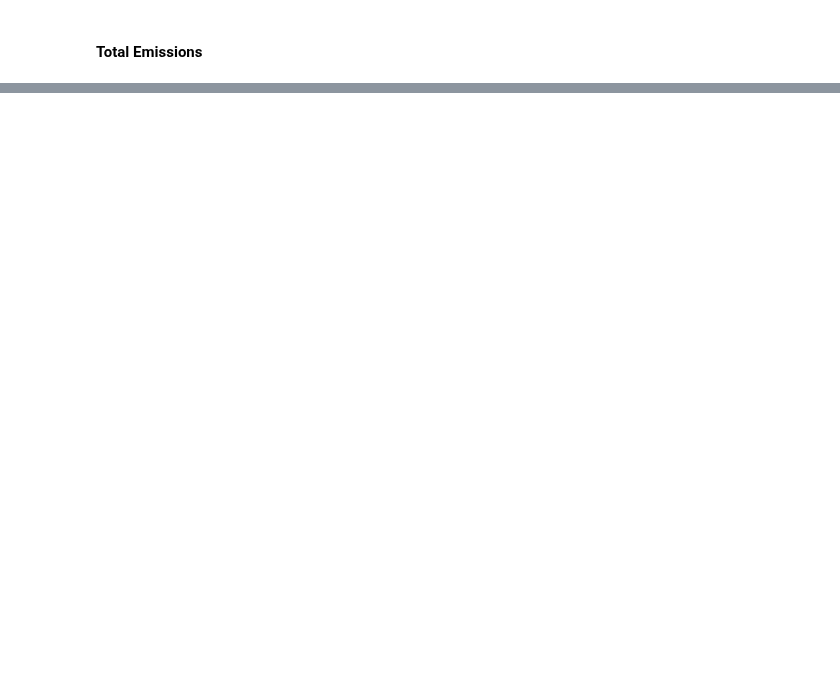
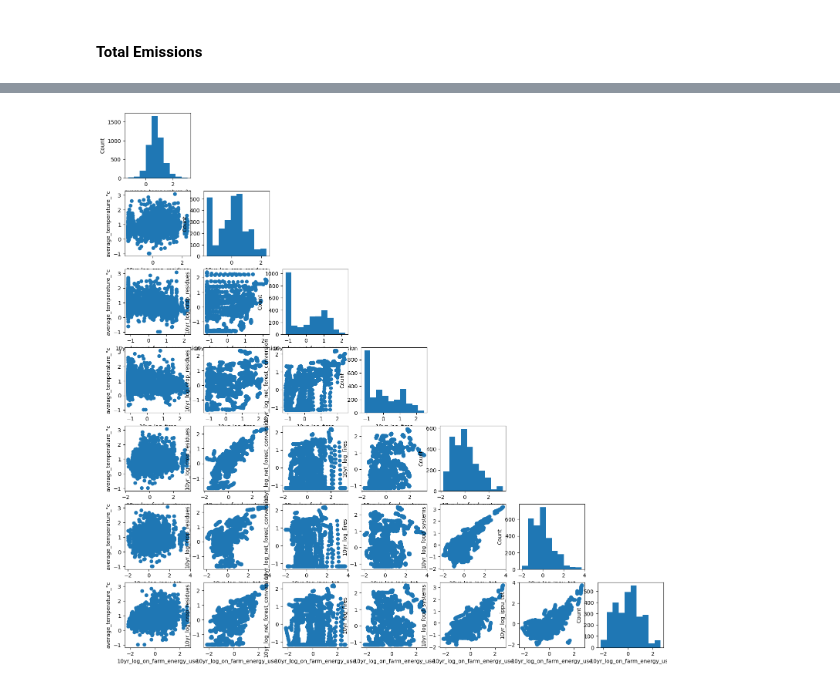
Before and after one commit to fayesimone/agriculture_emissions_prediction, a Jupyter notebook: EDA.ipynb, the cells around one changed output, grey strips where cells are left out. Drawn from its saved outputs; the diff is of its cells as text; code cells hidden in the pictures; blank space fills up the shorter version.

Commit message:
Additional EDA graphs

```diff
--- a/EDA.ipynb
+++ b/EDA.ipynb
@@ -261,0 +262,10 @@ hm = heatmap(
+# %%
+feat = ['average_temperature_°c','10yr_log_crop_residues','10yr_log_net_forest_conversion','10yr_log_fires','10yr_log_food_systems','10yr_log_ippu_tot','10yr_log_on_farm_energy_use']
+
+scatterplotmatrix(
+    train[feat].values,
+    names=feat,
+    figsize=(18,18), alpha=1
+);
+# %% [output]
+[figure, added]
```
Also changed, not shown: parts of 15 cells of this notebook.
